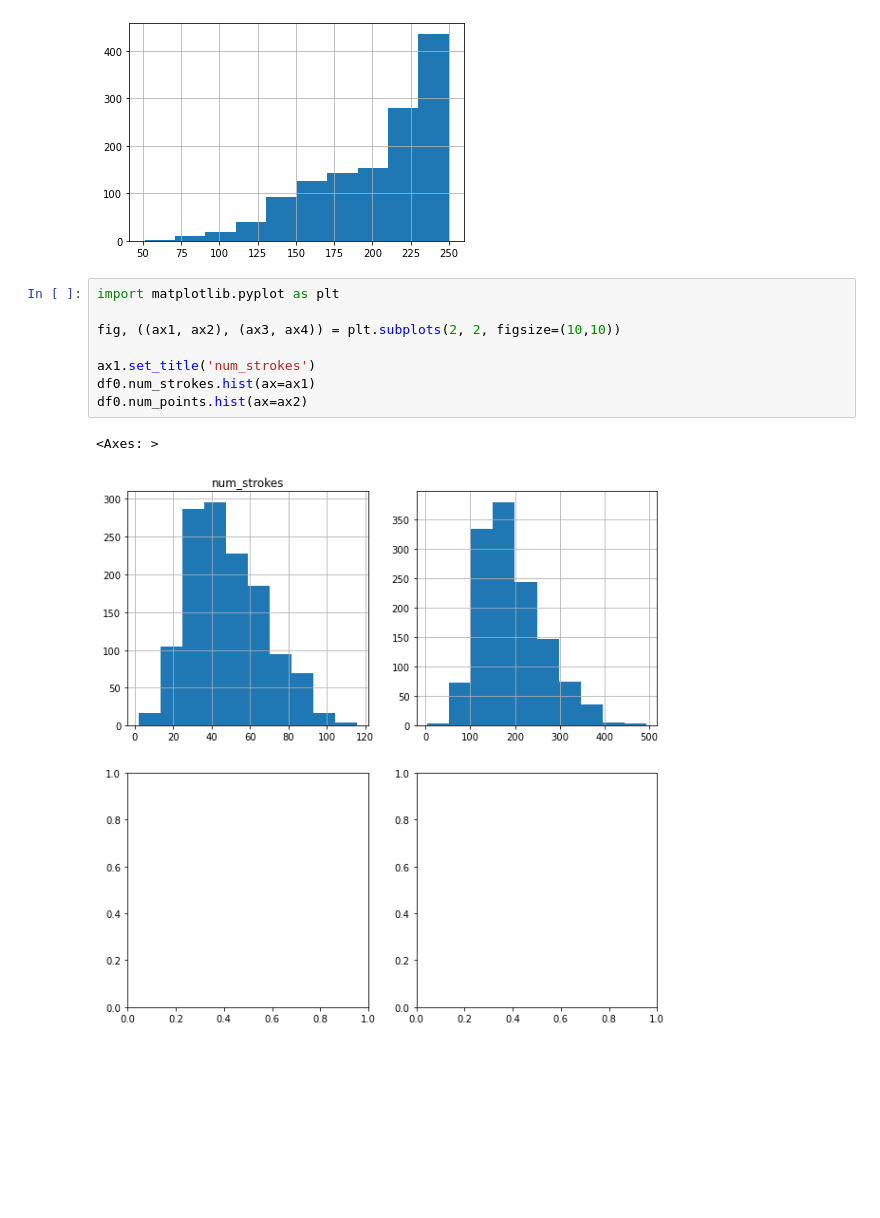
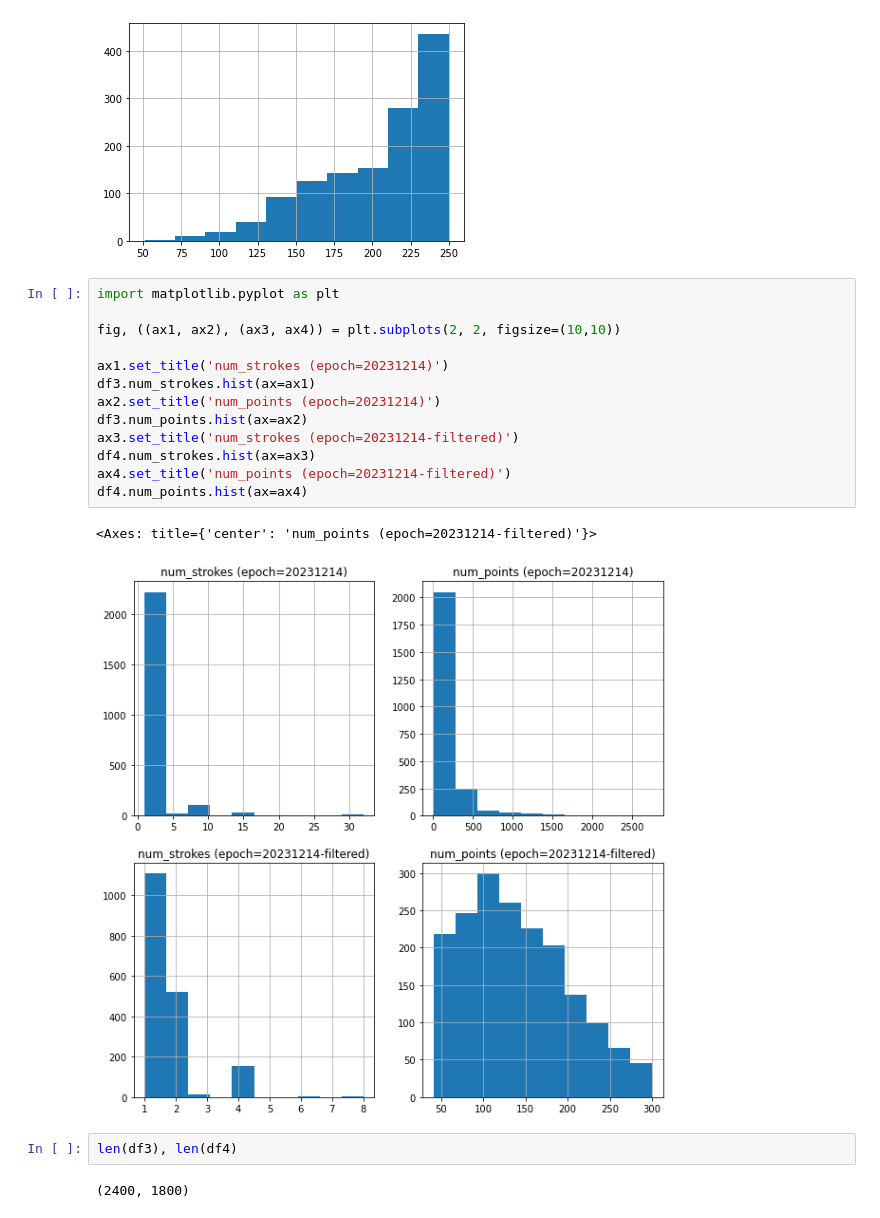
Before and after one commit to andrewlook/notebooks, a Jupyter notebook: nbs/jupyter/20240311_dataset_review.ipynb, the cells around one changed output. Cells and saved outputs as stored; diff of their text form; blank space fills up the shorter version.

```diff
--- a/nbs/jupyter/20240311_dataset_review.ipynb
+++ b/nbs/jupyter/20240311_dataset_review.ipynb
@@ -149,11 +149,20 @@ df6.num_points.hist()
 # %%
 import matplotlib.pyplot as plt
 
 fig, ((ax1, ax2), (ax3, ax4)) = plt.subplots(2, 2, figsize=(10,10))
 
-ax1.set_title('num_strokes')
-df0.num_strokes.hist(ax=ax1)
-df0.num_points.hist(ax=ax2)
+ax1.set_title('num_strokes (epoch=20231214)')
+df3.num_strokes.hist(ax=ax1)
+ax2.set_title('num_points (epoch=20231214)')
+df3.num_points.hist(ax=ax2)
+ax3.set_title('num_strokes (epoch=20231214-filtered)')
+df4.num_strokes.hist(ax=ax3)
+ax4.set_title('num_points (epoch=20231214-filtered)')
+df4.num_points.hist(ax=ax4)
 # %% [output]
-<Axes: >
+<Axes: title={'center': 'num_points (epoch=20231214-filtered)'}>
-[figure, old version]
+[figure, new version]
+# %%
+len(df3), len(df4)
+# %% [output]
+(2400, 1800)
```
Also changed, not shown: parts of 8 cells of this notebook, 5 other files.
